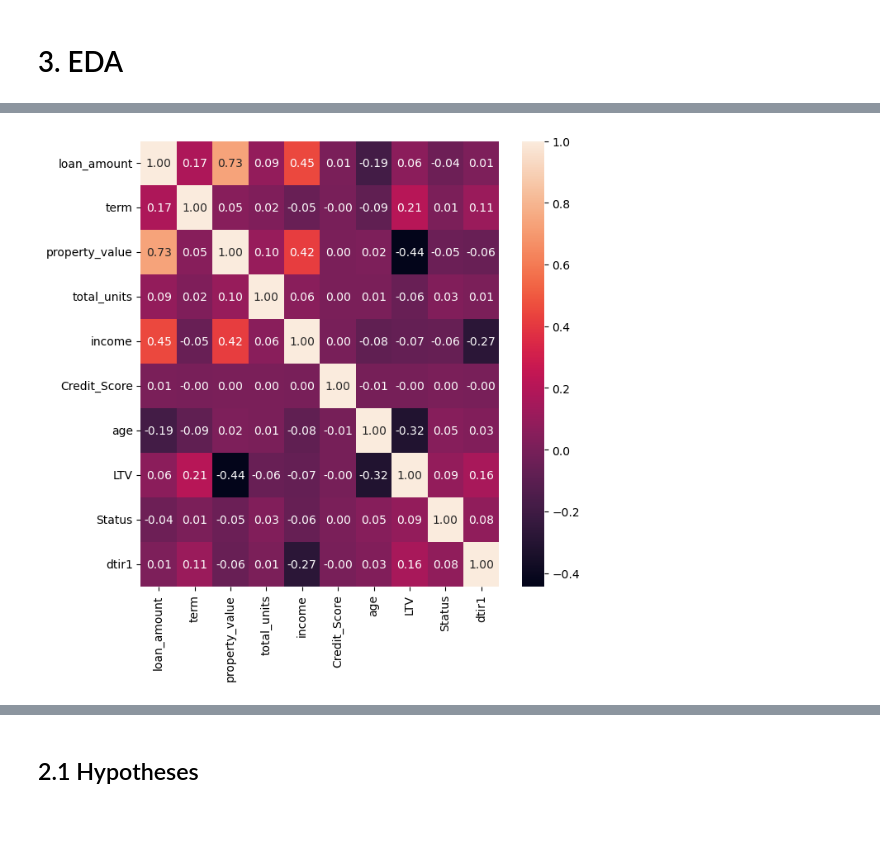
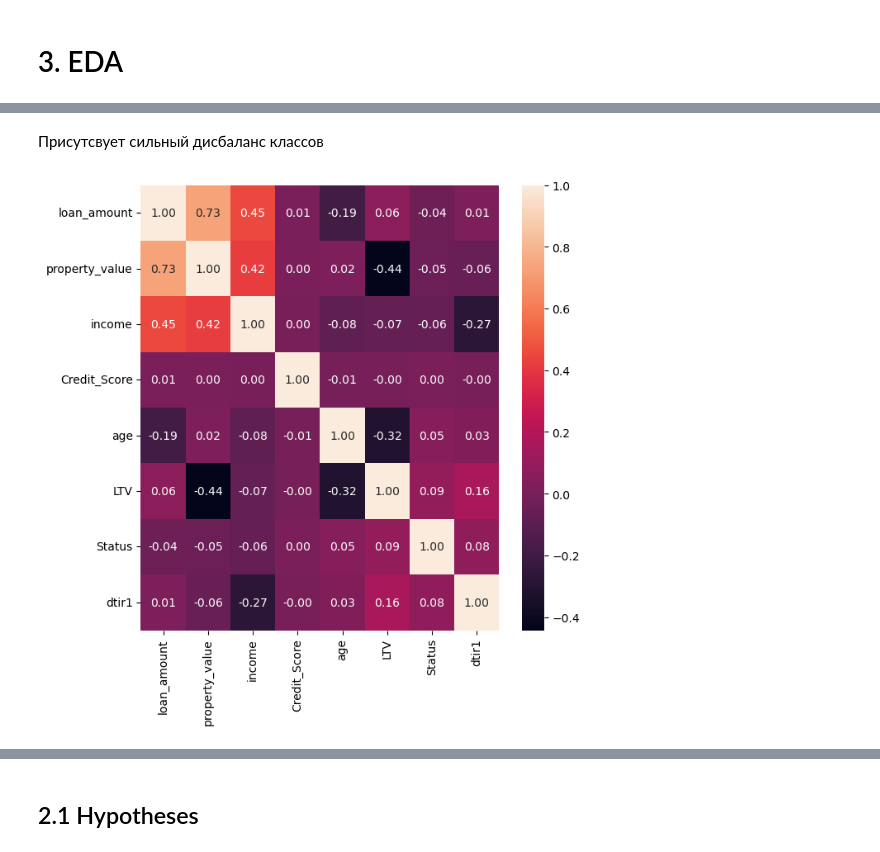
Before and after one commit to StoryTeller72/CreditScoring, a Jupyter notebook: CreditScore.ipynb, the cells around one changed output, grey strips where cells are left out. Drawn from its saved outputs; the diff is of its cells as text; code cells hidden in the pictures; blank space fills up the shorter version.

```diff
--- a/CreditScore.ipynb
+++ b/CreditScore.ipynb
@@ -354,0 +383,2 @@ data_clean.to_csv('Data/clean_data.csv', index=False)
+# %%
+data_clean = pd.read_csv('Data\clean_data.csv')
@@ -355,9 +389,11 @@ data_clean.to_csv('Data/clean_data.csv', index=False)
+# %% [markdown]
+Присутсвует сильный дисбаланс классов
 # %%
-continuos_numeric_features = data_processed.select_dtypes(include=['int64', 'float64']).columns.tolist()
+continuos_numeric_features = data_clean.select_dtypes(include=['int64', 'float64']).columns.tolist()
 plt.figure(figsize = (7,7))
 sns.heatmap(data_processed[continuos_numeric_features].corr(),annot=True, fmt='.2f')
 plt.show()
 # %% [output]
-[figure, old version]
+[figure, new version]
 # %% [markdown]
 **Выводы:**
```
Also changed, not shown: parts of 59 cells of this notebook, 1 other file.
